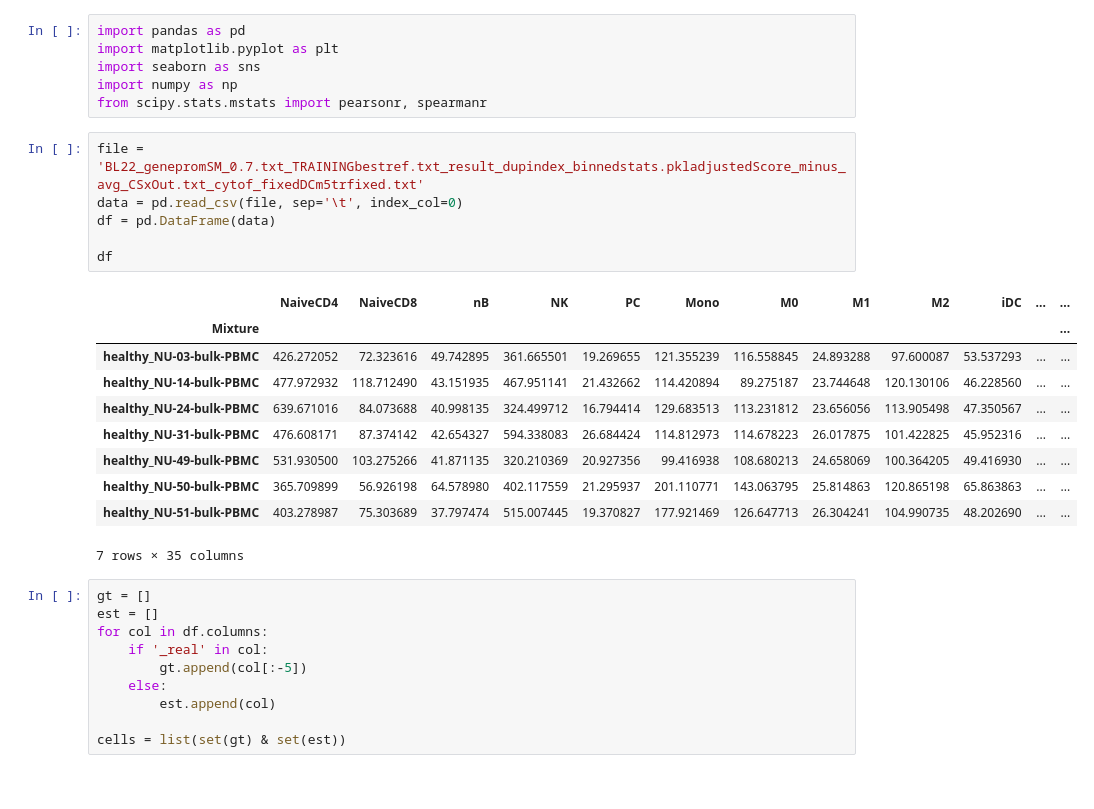
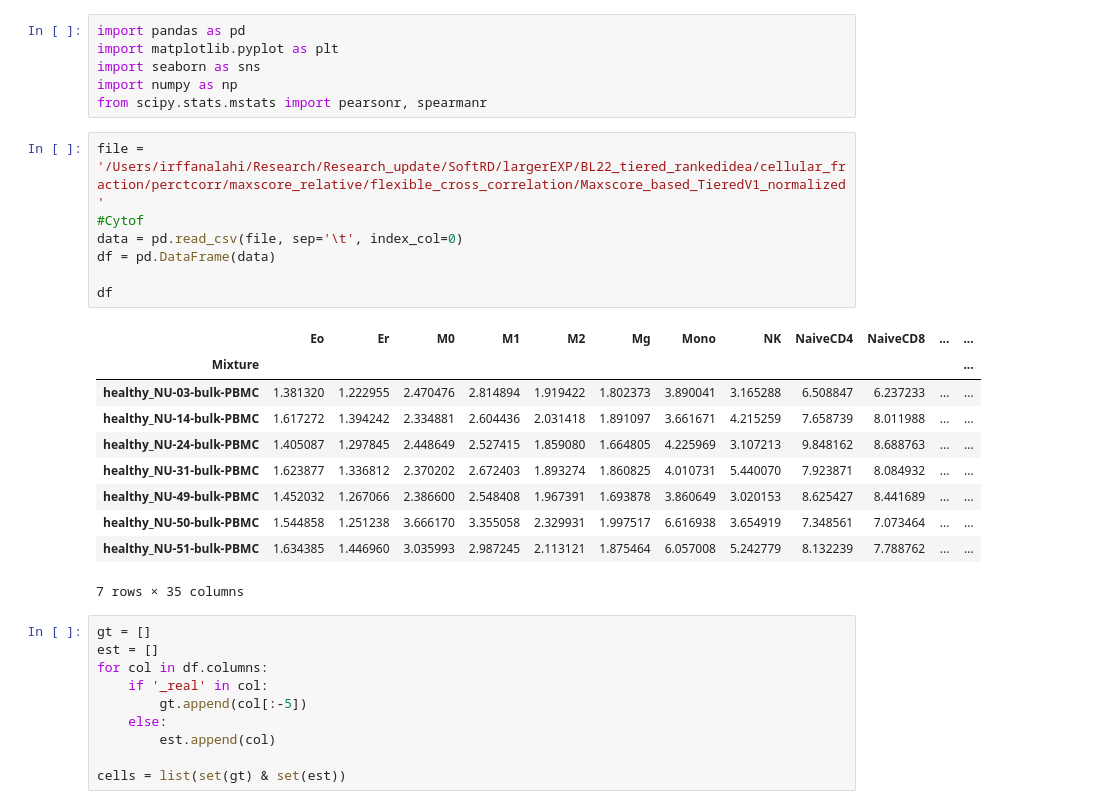
Before and after one commit to Irfanwustl/Research_code, a Jupyter notebook: Bilge/crosscorrelation/cell_correlation.ipynb, the cells around one changed output. Drawn from its saved outputs; the diff is of its cells as text.

```diff
--- a/Bilge/crosscorrelation/cell_correlation.ipynb
+++ b/Bilge/crosscorrelation/cell_correlation.ipynb
@@ -5,21 +5,22 @@ import seaborn as sns
 import numpy as np
 from scipy.stats.mstats import pearsonr, spearmanr
 # %%
-file = 'BL22_genepromSM_0.7.txt_TRAININGbestref.txt_result_dupindex_binnedstats.pkladjustedScore_minus_avg_CSxOut.txt_cytof_fixedDCm5trfixed.txt'
+file = '/Users/irffanalahi/Research/Research_update/SoftRD/largerEXP/BL22_tiered_rankedidea/cellular_fraction/perctcorr/maxscore_relative/flexible_cross_correlation/Maxscore_based_TieredV1_normalized'
+#Cytof
 data = pd.read_csv(file, sep='\t', index_col=0)
 df = pd.DataFrame(data)
 
 df
 # %% [output]
-|  | NaiveCD4 | NaiveCD8 | nB | NK | PC | Mono | M0 | M1 | M2 | iDC | ... | ... |
+|  | Eo | Er | M0 | M1 | M2 | Mg | Mono | NK | NaiveCD4 | NaiveCD8 | ... | ... |
 | Mixture |  |  |  |  |  |  |  |  |  |  |  | ... |
-| healthy_NU-03-bulk-PBMC | 426.272052 | 72.323616 | 49.742895 | 361.665501 | 19.269655 | 121.355239 | 116.558845 | 24.893288 | 97.600087 | 53.537293 | ... | ... |
-| healthy_NU-14-bulk-PBMC | 477.972932 | 118.712490 | 43.151935 | 467.951141 | 21.432662 | 114.420894 | 89.275187 | 23.744648 | 120.130106 | 46.228560 | ... | ... |
-| healthy_NU-24-bulk-PBMC | 639.671016 | 84.073688 | 40.998135 | 324.499712 | 16.794414 | 129.683513 | 113.231812 | 23.656056 | 113.905498 | 47.350567 | ... | ... |
-| healthy_NU-31-bulk-PBMC | 476.608171 | 87.374142 | 42.654327 | 594.338083 | 26.684424 | 114.812973 | 114.678223 | 26.017875 | 101.422825 | 45.952316 | ... | ... |
-| healthy_NU-49-bulk-PBMC | 531.930500 | 103.275266 | 41.871135 | 320.210369 | 20.927356 | 99.416938 | 108.680213 | 24.658069 | 100.364205 | 49.416930 | ... | ... |
-| healthy_NU-50-bulk-PBMC | 365.709899 | 56.926198 | 64.578980 | 402.117559 | 21.295937 | 201.110771 | 143.063795 | 25.814863 | 120.865198 | 65.863863 | ... | ... |
-| healthy_NU-51-bulk-PBMC | 403.278987 | 75.303689 | 37.797474 | 515.007445 | 19.370827 | 177.921469 | 126.647713 | 26.304241 | 104.990735 | 48.202690 | ... | ... |
+| healthy_NU-03-bulk-PBMC | 1.381320 | 1.222955 | 2.470476 | 2.814894 | 1.919422 | 1.802373 | 3.890041 | 3.165288 | 6.508847 | 6.237233 | ... | ... |
+| healthy_NU-14-bulk-PBMC | 1.617272 | 1.394242 | 2.334881 | 2.604436 | 2.031418 | 1.891097 | 3.661671 | 4.215259 | 7.658739 | 8.011988 | ... | ... |
+| healthy_NU-24-bulk-PBMC | 1.405087 | 1.297845 | 2.448649 | 2.527415 | 1.859080 | 1.664805 | 4.225969 | 3.107213 | 9.848162 | 8.688763 | ... | ... |
+| healthy_NU-31-bulk-PBMC | 1.623877 | 1.336812 | 2.370202 | 2.672403 | 1.893274 | 1.860825 | 4.010731 | 5.440070 | 7.923871 | 8.084932 | ... | ... |
+| healthy_NU-49-bulk-PBMC | 1.452032 | 1.267066 | 2.386600 | 2.548408 | 1.967391 | 1.693878 | 3.860649 | 3.020153 | 8.625427 | 8.441689 | ... | ... |
+| healthy_NU-50-bulk-PBMC | 1.544858 | 1.251238 | 3.666170 | 3.355058 | 2.329931 | 1.997517 | 6.616938 | 3.654919 | 7.348561 | 7.073464 | ... | ... |
+| healthy_NU-51-bulk-PBMC | 1.634385 | 1.446960 | 3.035993 | 2.987245 | 2.113121 | 1.875464 | 6.057008 | 5.242779 | 8.132239 | 7.788762 | ... | ... |
 7 rows × 35 columns
 # %%
 gt = []
```
Also changed, not shown: parts of 2 cells of this notebook, 40 other files.
